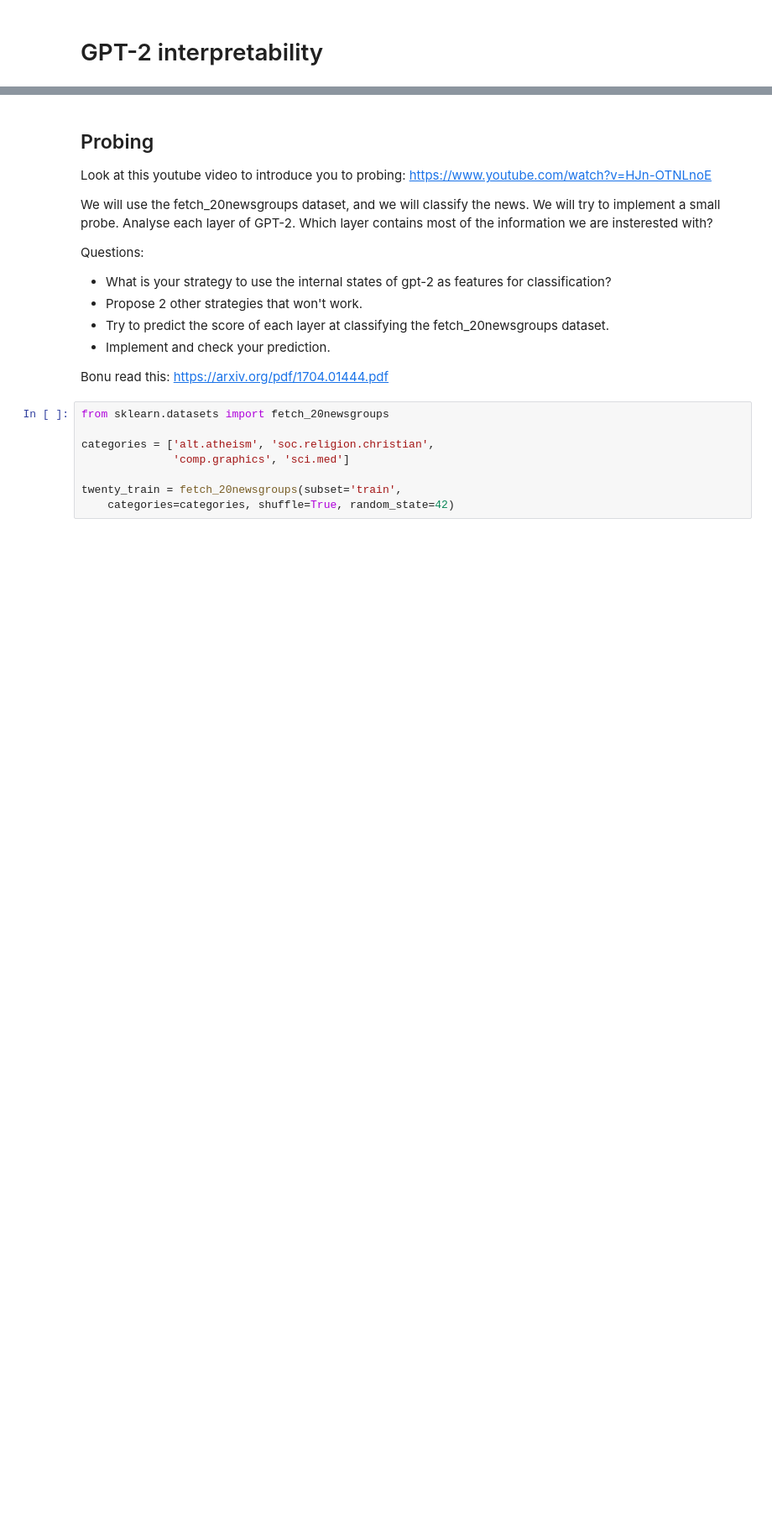
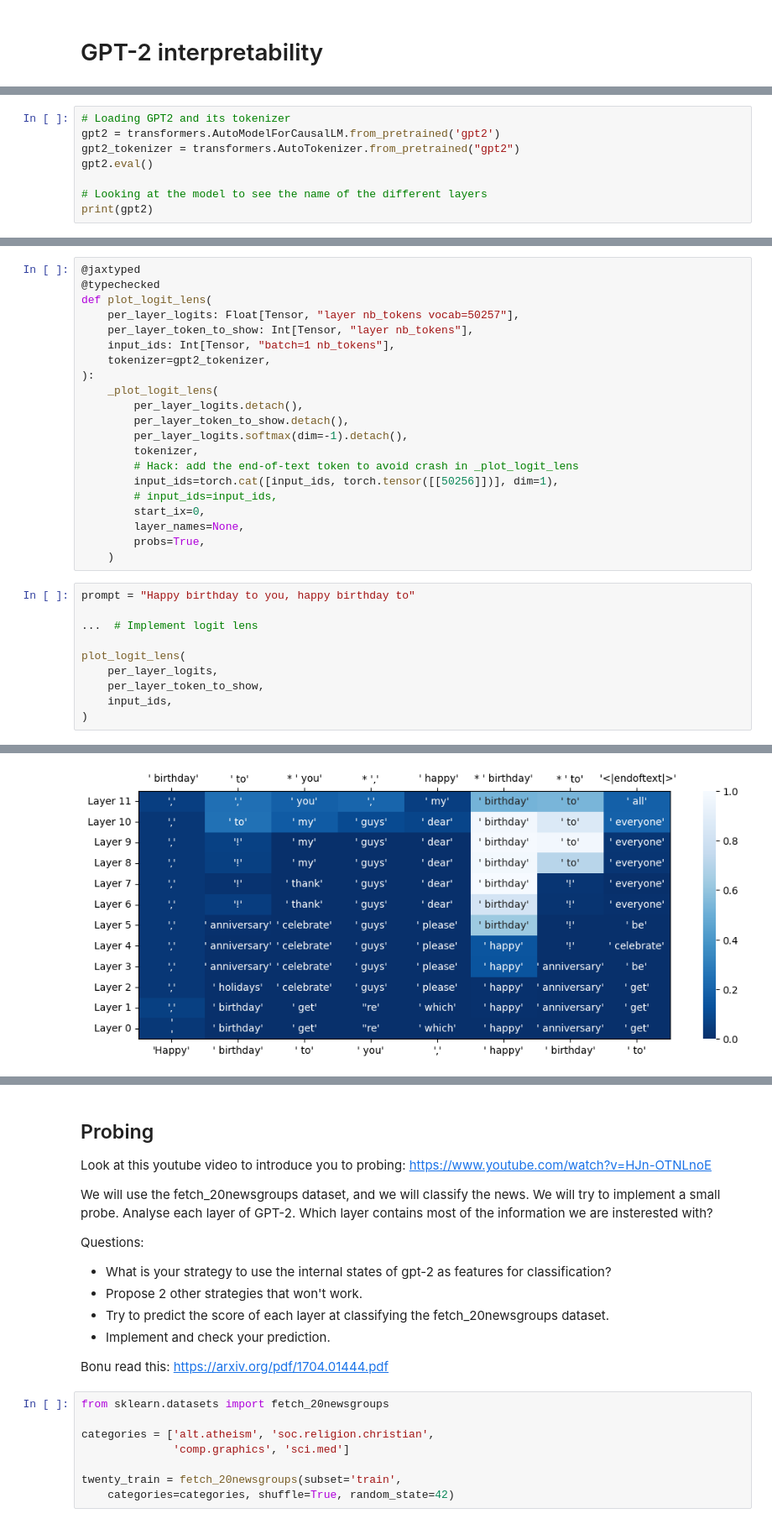
Before and after one commit to jtv199/ai-safety-ml4g, a Jupyter notebook: days/w1d6/gpt-2_interpretability.ipynb, the cells around one changed output, grey strips where cells are left out. Shown at 84% size. Drawn from its saved outputs; the diff is of its cells as text; blank space fills up the shorter version.

Commit message:
logit-lens: clean up code
Former-commit-id: 3809beda6d0ce66cb14f5dcfadc821ca414b5a35

```diff
--- a/days/w1d6/gpt-2_interpretability.ipynb
+++ b/days/w1d6/gpt-2_interpretability.ipynb
@@ -87,0 +44,8 @@ _plot_logit_lens(
+# %%
+# Loading GPT2 and its tokenizer
+gpt2 = transformers.AutoModelForCausalLM.from_pretrained('gpt2')
+gpt2_tokenizer = transformers.AutoTokenizer.from_pretrained("gpt2")
+gpt2.eval()
+
+# Looking at the model to see the name of the different layers
+print(gpt2)
@@ -87,0 +70,32 @@ _plot_logit_lens(
+# %%
+@jaxtyped
+@typechecked
+def plot_logit_lens(
+    per_layer_logits: Float[Tensor, "layer nb_tokens vocab=50257"],
+    per_layer_token_to_show: Int[Tensor, "layer nb_tokens"],
+    input_ids: Int[Tensor, "batch=1 nb_tokens"],
+    tokenizer=gpt2_tokenizer,
+):
+    _plot_logit_lens(
+        per_layer_logits.detach(),
+        per_layer_token_to_show.detach(),
+        per_layer_logits.softmax(dim=-1).detach(),
+        tokenizer,
+        # Hack: add the end-of-text token to avoid crash in _plot_logit_lens
+        input_ids=torch.cat([input_ids, torch.tensor([[50256]])], dim=1),
+        # input_ids=input_ids,
+        start_ix=0,
+        layer_names=None,
+        probs=True,
+    )
+# %%
+prompt = "Happy birthday to you, happy birthday to"
+
+...  # Implement logit lens
+
+plot_logit_lens(
+    per_layer_logits,
+    per_layer_token_to_show,
+    input_ids,
+)
+# %% [output]
@@ -87,0 +114 @@ _plot_logit_lens(
+[figure, added]
```
Also changed, not shown: parts of 15 cells of this notebook, 1 other file.
